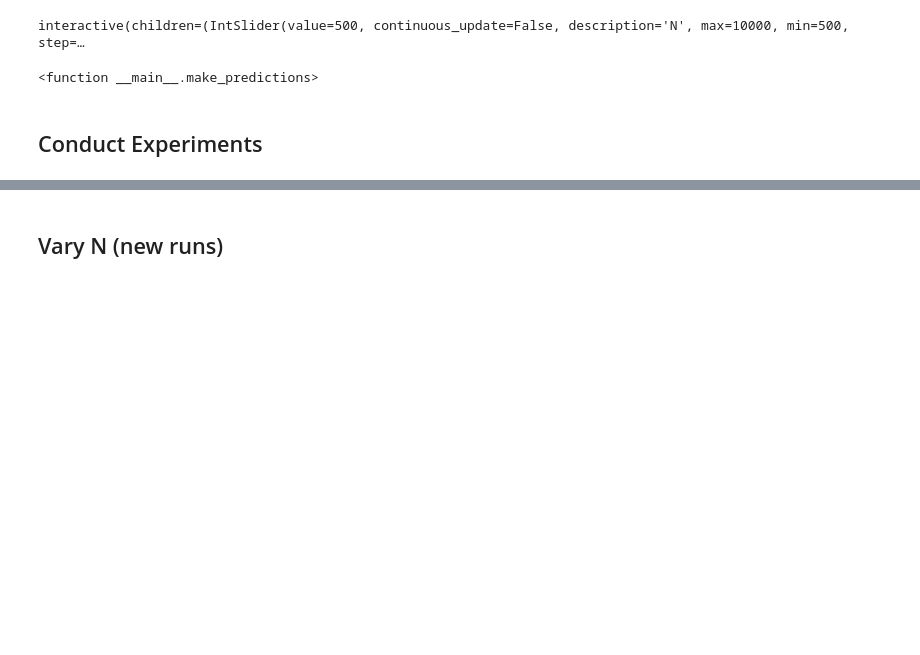
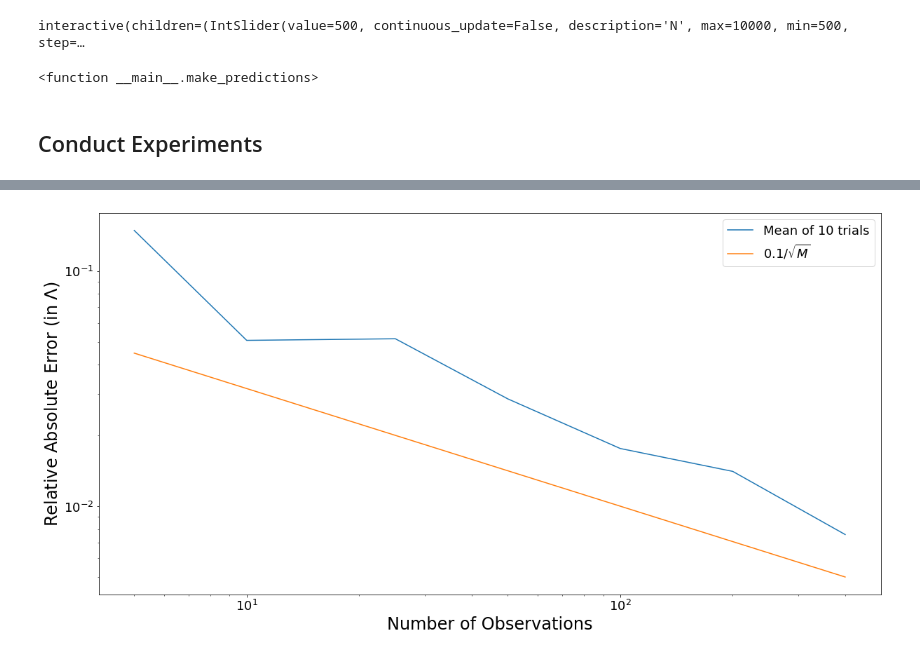
Before and after one commit to mpilosov/ConsistentBayes, a Jupyter notebook: examples/Parameter_Identification.ipynb, the cells around one changed output, grey strips where cells are left out. Saved outputs shown, nothing was run; the diff lists cells and outputs as text; code cells hidden in the pictures; blank space fills up the shorter version.

```diff
--- a/examples/Parameter_Identification.ipynb
+++ b/examples/Parameter_Identification.ipynb
@@ -238 +33,8 @@ plt.show()
+# %%
+lam_0 = 0.25
+def makemodel(t):
+    def model(lam = np.array([[lam_0]]) ):
+        QoI = (0.25 - lam[0,:].reshape(-1,1))*np.cos(np.pi*t)
+        return QoI.T
+    return model
 # %%
@@ -608,14 +394,16 @@ def init_data_vec():
      'data_std': [],
      'lam_true': [],
      'mean_r': [],
-     'mse_max': [],
-     'mse_min': [],
+     'qoi_max': [],
+     'qoi_min': [],
      'num_accepted': [],
      'obs_data_mean': [],
      'obs_data_std': [],
      'prior_mean': [],
      'prior_std': [],
      'rel_error_mc': [],
+     'mud_val': [],
+     'time': [],
      'seed': []}
     return DATA
 
@@ -840,23 +413,24 @@ data_std =  0.01
 # %%
-N_ = 3000
+N_ = 1000
+# N_list = [50*2**n for n in range(8)]
 data_std_ = 0.01
 # M_list = [2,3,4,5,6,7,8,9, *np.arange(1,21)*5 ]
-M_list = [5, 10, 25, 50, 100, 200]
-num_seeds = 10
+M_list = [5, 10, 25, 50, 100, 200, 400]
+num_repeats = 10 # (number of random seeds tried)
 lam_true = 0.25
 prior_mean = 0
-prior_std = 0.25
-
-seed_list = np.random.randint(2,10000,num_seeds)
-assert len(np.unique(seed)) == len(seed) # ensure no repetitions
+prior_std = 0.5
+# data_std = np.round([0.001*2**n for n in np.linspace(0,np.log2(100),5)],12).ravel()
+seed_list = np.random.randint(2,10000,num_repeats)
+assert len(np.unique(seed_list)) == len(seed_list) # ensure no repetitions
 
 # ax = plt.subplot(1,1,1)
 DDD = {}
 for seed_ in progressbar.progressbar(seed_list):
     DD = init_data_vec()
     for M_ in M_list:
-        SMRY = solve_problem(N=N_, M=M_, seed=seed_, data_std=data_std_, lam_true=lam_true, prior_mean=prior_mean, prior_std=prior_std, plot=False)
-        append_summary(SMRY, DD)
+        SMRY = solve_problem(time = (1.4,4.35), N=N_, M=M_, seed=seed_, data_std=data_std_, lam_true=lam_true, prior_mean=prior_mean, prior_std=prior_std, plot=False)
+        append_summary(SMRY[0], DD)
 #     print(, DD['rel_error_mc'])
     DDD[str(seed_)] = DD
 print('Done running.')
@@ -869,8 +440,15 @@ AttributeError: 'tuple' object has no attribute 'keys'
 # %%
 plt.figure(figsize=(20,10))
+temp_val = np.zeros(len(M_list))
 for seed_ in seed_list:
-    plt.semilogy(DDD[str(seed_)]['M'], DDD[str(seed_)]['mean_r'], color='k', alpha=0.5)
-plt.ylim([1E-1, 2])
+    temp_val += DDD[str(seed_)]['rel_error_mc']
+#     plt.semilogy(DDD[str(seed_)]['M'], DDD[str(seed_)]['rel_error_mc'], color='k', alpha=0.5)
+plt.loglog(M_list,temp_val/len(seed_list), label='Mean of %d trials'%(len(seed_list)) )
+plt.loglog(M_list, 0.1/np.sqrt(np.array(M_list)), label='$0.1/ \sqrt{M}$')
+# plt.ylim([1E-1, 2])
+plt.ylabel('Relative Absolute Error (in $\Lambda$)', fontsize=24)
+plt.xlabel('Number of Observations', fontsize=24)
+plt.legend()
 plt.show()
+# %% [output]
+[figure, added]
-# %% [markdown]
-## Vary N (new runs)
```
Also changed, not shown: parts of 54 cells of this notebook.
